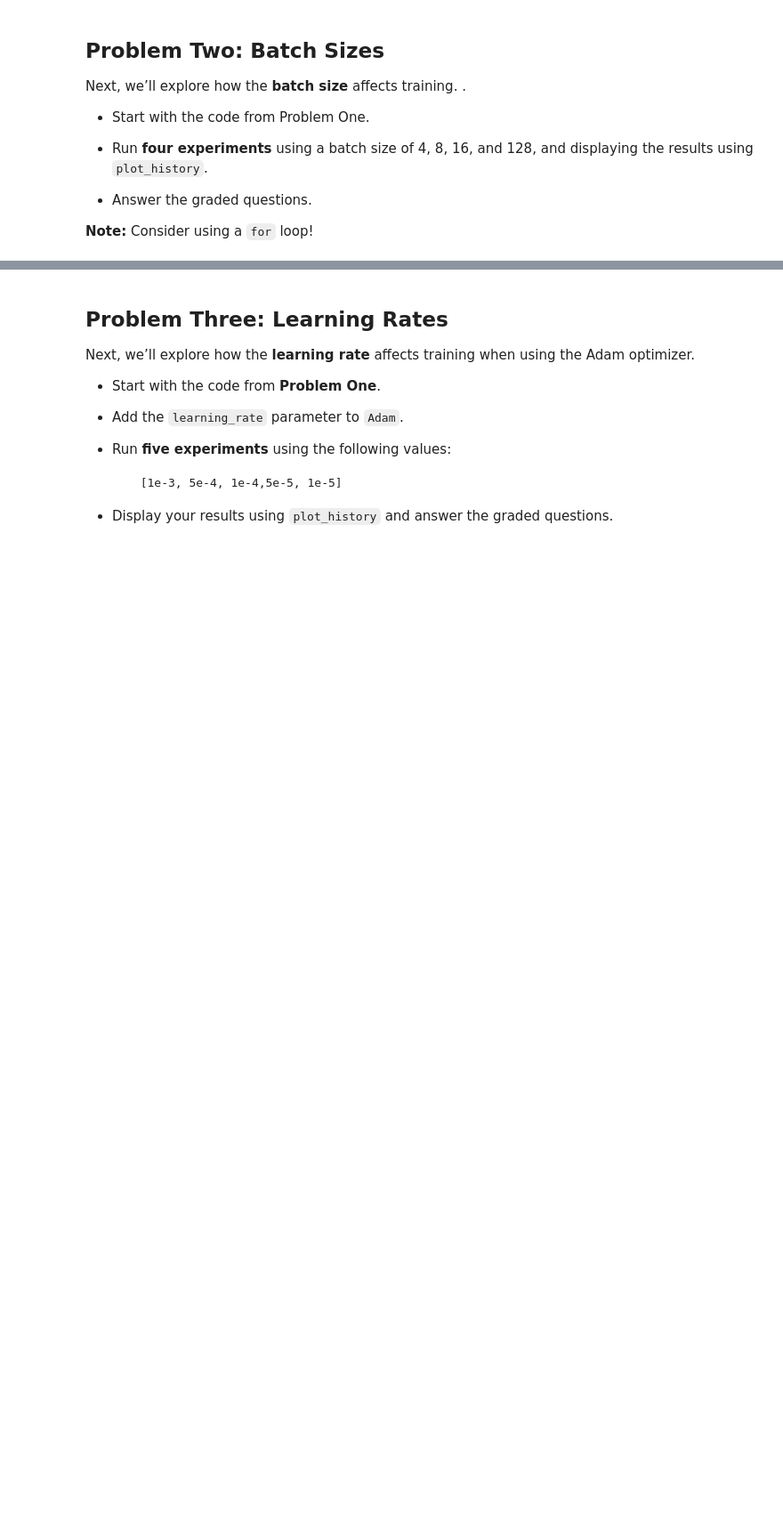
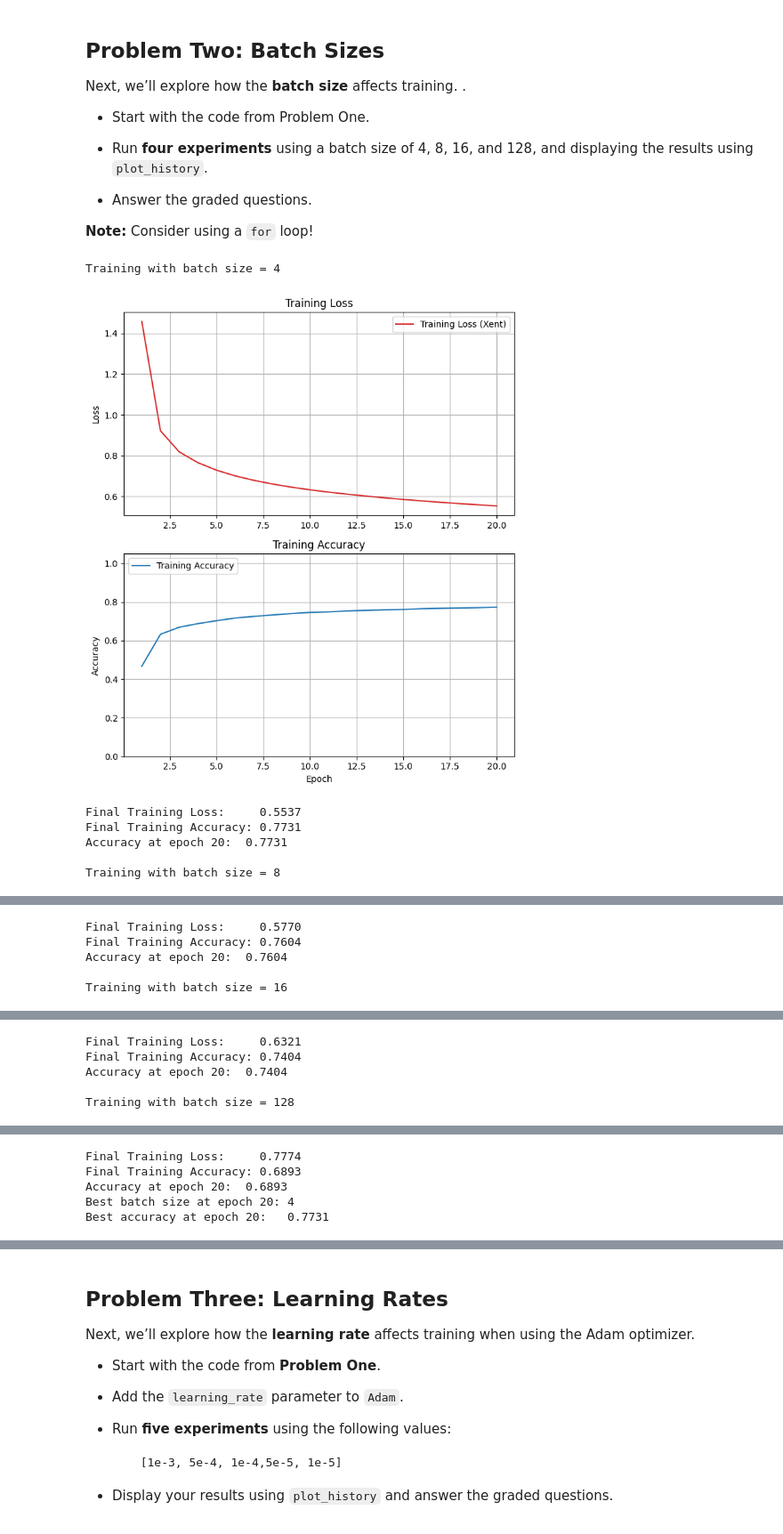
Before and after one commit to paumar2/bu-dx703-pmm, a Jupyter notebook: Homework_02.ipynb, the cells around one changed output, grey strips where cells are left out. Shown at 89% size. Drawn from its saved outputs; the diff is of its cells as text; code cells hidden in the pictures; blank space fills up the shorter version.

```diff
--- a/Homework_02.ipynb
+++ b/Homework_02.ipynb
@@ -151,3 +206,7 @@ As in Homework 1, follow these three steps:
+# %%
+#create function to extract final train, accuracy
+def final_tr_acc(model_hist):
+    return model_hist.history['accuracy'][-1]
 # %%
 # Set a1a to the final training accuracy at epoch 20
 
@@ -172,3 +231,53 @@ Next, we’ll explore how the **batch size** affects training. .
 **Note:** Consider using a `for` loop!
 # %%
 # Your code here
+#define batch sizes given
+batches = [4, 8, 16, 128]
+#store results to compare later
+histories = {}
+#create new model each time b/c batch size changes optimiz. path
+def build_model():
+    model = Sequential([
+        Input(shape=(num_features,)),
+        Dense(64, activation='relu'),
+        Dense(32, activation='relu'),
+        Dense(num_classes, activation='softmax')
+    ])
+    #compile model
+    model.compile(
+        optimizer=Adam(learning_rate=0.0001),
+        loss='sparse_categorical_crossentropy',
+        metrics=['accuracy']
+    )
+    return model
+
+best_acc = 0.0
+best_batch_size = None
+for b in batches:
+    print(f'\nTraining with batch size = {b}')
+    model = build_model()
+    history = model.fit(X_tr_scaled,
+                        y_train,
+                        epochs=n_epochs, # num. of iterations of training, defined above
+                        batch_size=b, #minibatch size, defined above
+                        verbose=0 #run silently
+                    )
+    histories[b] = history
+    plot_history(history)
+    #find accuracy at epoch 20
+    acc_epoch_20 = final_tr_acc(history)
+    print(f'Accuracy at epoch 20: {acc_epoch_20: .4f}')
+    if acc_epoch_20 > best_acc:
+        best_acc= acc_epoch_20
+        best_batch_size = b
+
+print(f'Best batch size at epoch 20: {best_batch_size}')
+print(f'Best accuracy at epoch 20:   {best_acc:.4f}')
+# %% [output]
+Training with batch size = 4
+[figure, added]
+Final Training Loss:     0.5537
+Final Training Accuracy: 0.7731
+Accuracy at epoch 20:  0.7731
+
+Training with batch size = 8
@@ -174,0 +285,5 @@ Next, we’ll explore how the **batch size** affects training. .
+Final Training Loss:     0.5770
+Final Training Accuracy: 0.7604
+Accuracy at epoch 20:  0.7604
+
+Training with batch size = 16
@@ -174,0 +291,5 @@ Next, we’ll explore how the **batch size** affects training. .
+Final Training Loss:     0.6321
+Final Training Accuracy: 0.7404
+Accuracy at epoch 20:  0.7404
+
+Training with batch size = 128
@@ -175,3 +297,8 @@ Next, we’ll explore how the **batch size** affects training. .
+Final Training Loss:     0.7774
+Final Training Accuracy: 0.6893
+Accuracy at epoch 20:  0.6893
+Best batch size at epoch 20: 4
+Best accuracy at epoch 20:   0.7731
 # %%
 # Set a2a to the batch size which produced the best accuracy score at epoch 20
 
```
Also changed, not shown: parts of 22 cells of this notebook.
